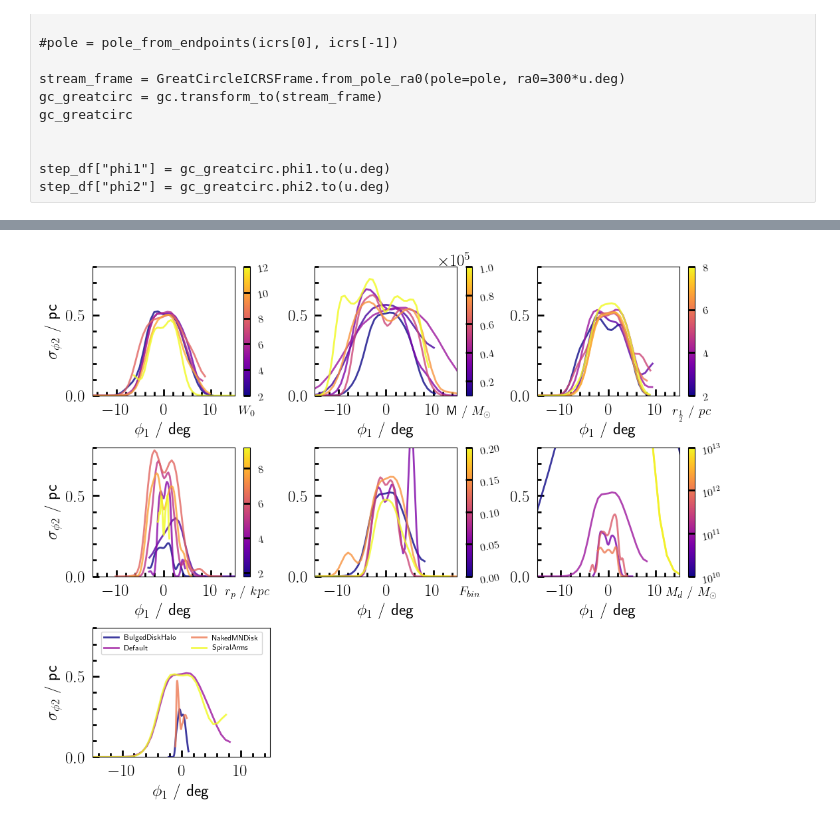
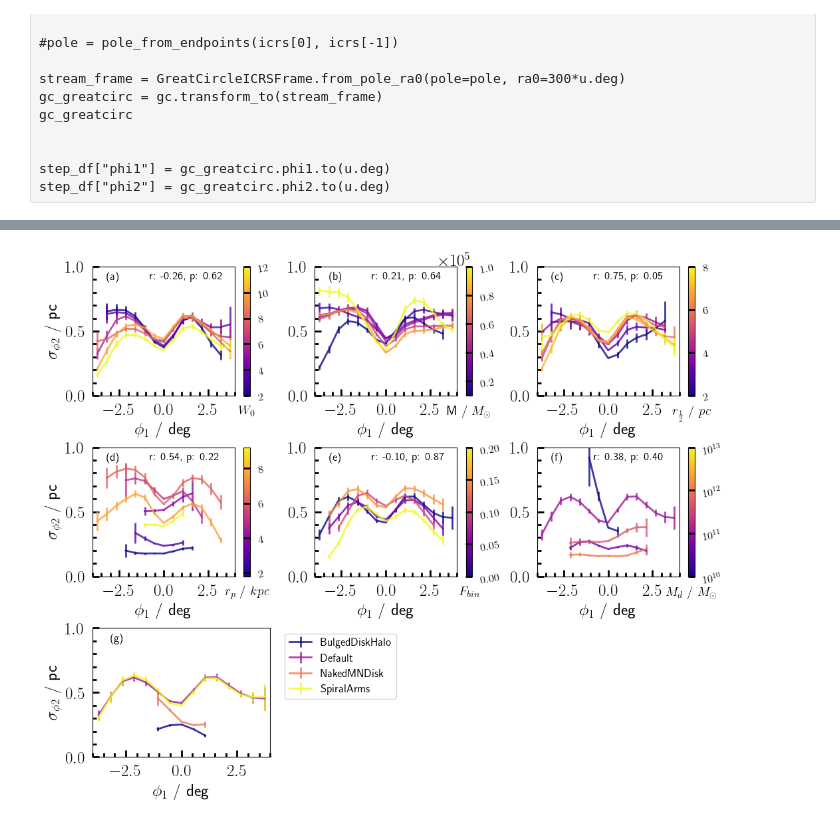
Before and after one commit to RSPicken2/stellar-streams, a Jupyter notebook: Ridgeline.ipynb, the cells around one changed output, grey strips where cells are left out. Drawn from its saved outputs; the diff is of its cells as text; code cells hidden in the pictures.

```diff
--- a/Ridgeline.ipynb
+++ b/Ridgeline.ipynb
@@ -36,9 +38,9 @@ source = '/cosma5/data/durham/dc-pick2/simulations'
 # %%
 hyades_path = source + '/Hyades2'
-times = [600]
+times = [390]
 
 step = get_steps_at_times(hyades_path, times)
-step_df = step[600]
+step_df = step[390]
 
 stream_df = filter_stream(step_df)
 streamframe = step_to_stream_coords(stream_df)
@@ -278,7 +286,8 @@ all_runs_data = {exp.name: get_runs_data(source + '/' + exp.name, [time]) for ex
 streams_data = map_leaves(all_runs_data, filter_stream)
 stream_frames = map_leaves(streams_data, step_to_stream_coords)
 # %%
-densities = map_leaves(streams_data, steam_density, phi1_lim=7.5, bins=50)
+densities = map_leaves(streams_data, steam_density_old, phi1_lim=15, bins=15)
+#densities_grid  = map_leaves(streams_data, stream_density, bw_method='silverman', bins=50)
 # %%
 cols = 3
 fig, axes = plt.subplots(int(np.ceil(len(e.exlist)/cols)), cols, figsize=(4*cols, 4*len(e.exlist)/cols))
@@ -346,0 +439,9 @@ plt.show()
+# %%
+def stream_density(stream_df, bins=50):
+    phi1 = stream_df['phi1'].values
+    counts, edges = np.histogram(phi1, bins=bins, weights=stream_df['M'])
+    centers = 0.5 * (edges[:-1] + edges[1:])
+    errors = np.sqrt(counts)  # Poisson uncertainty
+    return centers, counts, errors
+
+densities_grid  = map_leaves(streams_data, stream_density, bins=10)
@@ -401,20 +612,25 @@ plt.show()
 # %%
-all_run_widths = map_leaves(streams_data, stream_width, bins=50)
+phi1_lim=4
+all_run_widths = map_leaves(streams_data, stream_width, bins=15, phi1_lim=phi1_lim, allowance=10)
 # apply a gaussian kde to this
 # try fewer bins
 # %%
 cols = 3
-window_length = 15
-polyorder = 3
-sigma = 2
+sigma = 1
 
 fig, axes = plt.subplots(int(np.ceil(len(e.exlist)/cols)), cols, figsize=(4*cols, 4*len(e.exlist)/cols))
 
-for (ex_name, ex_w), ax in zip(all_run_widths.items(), axes.flatten()):
+for j, ((ex_name, ex_w), ax) in enumerate(zip(all_run_widths.items(), axes.flatten())):
     ex = e.get_experiment_info(ex_name)
     runs = list(ex_w.keys())
+    maxs = [np.nanmax(all_run_widths[ex.name][run][time][0]) for run in runs]
+
 
     if ex.formattable:
+        res = stats.spearmanr(runs, maxs)
+        corol =  f'r: {res.statistic:.2f}, p: {res.pvalue:.2f}'
+
+
         if ex.name == 'GalacticMass':
             norm = LogNorm(vmin=min(runs), vmax=max(runs))
         else:
@@ -432,37 +648,45 @@ for (ex_name, ex_w), ax in zip(all_run_widths.items(), axes.flatten()):
             cbar.ax.minorticks_off()
         else:
             fmt = ScalarFormatter(useMathText=True)
             fmt.set_powerlimits((-2, 3))
             cbar.ax.yaxis.set_major_formatter(fmt)
 
         cbar.ax.tick_params(axis='y', rotation=10, labelsize=12)
     else:
         colours = plt.cm.plasma(np.linspace(0, 1, len(ex_w)))
         colour_fn = lambda run: colours[runs.index(run)]
+        corol = ''
 
     for i, (run, w) in enumerate(ex_w.items()):
-        widths, edges, _ = w[time]
-        smoothed = gaussian_filter1d(widths, sigma=sigma)
+        widths, edges, _, counts = w[time]
+        valididx = ~np.isnan(widths)
+        smoothed = gaussian_filter1d(widths[valididx], sigma=sigma)
         bin_centres = 0.5 * (edges[1:] + edges[:-1])
-        ax.plot(bin_centres, smoothed, alpha=0.8, label=ex.FormatLabel(run),
+        err = widths / np.sqrt(2 * np.maximum(counts - 1, 1))
+        ax.errorbar(bin_centres[valididx], smoothed, yerr=err[valididx], alpha=0.8, label=ex.FormatLabel(run),
                  linewidth=2, color=colour_fn(run))
 
+    tag = chr(97+j)
+    ax.text(0.1, 0.9, f'({tag})', fontsize=12, transform=ax.transAxes)
+    ax.text(0.4, 0.9, f'{corol}', fontsize=12, transform=ax.transAxes)
+
     if not ex.formattable:
-        ax.legend(fontsize=8, loc='upper center', ncol=2)
+        ax.legend(fontsize=12, loc='upper left', bbox_to_anchor=(1.05,1))
 
     ax.set_xlabel(r'$\phi_1$ / deg')
     ax.minorticks_on()
-    ax.set_xlim([-15, 15])
-    ax.set_ylim([0, 0.8])
+    ax.set_xlim([-phi1_lim, phi1_lim])
+    #ax.set_yscale('log')
+    ax.set_ylim([0, 1])
 
 for ax in axes.flatten()[0::cols]:
     ax.set_ylabel(r'$\sigma_{\phi2}$ / pc')
 
 axes.flatten()[-1].set_visible(False)
 axes.flatten()[-2].set_visible(False)
 fig.subplots_adjust(hspace=0.4)
 fig.subplots_adjust(wspace=0.25)
 plt.savefig('Images/StreamWidths.png',bbox_inches='tight')
 plt.show()
 # %% [output]
-[figure, old version]
+[figure, new version]
```
Also changed, not shown: parts of 10 cells of this notebook, 1 other file.
